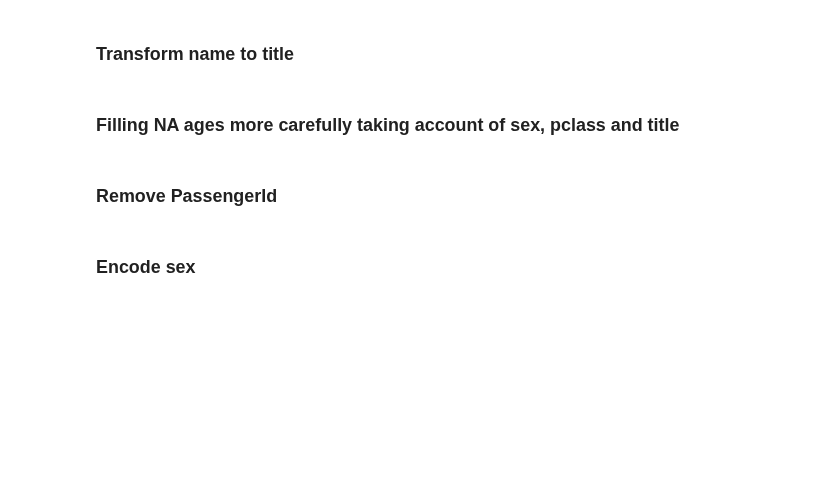
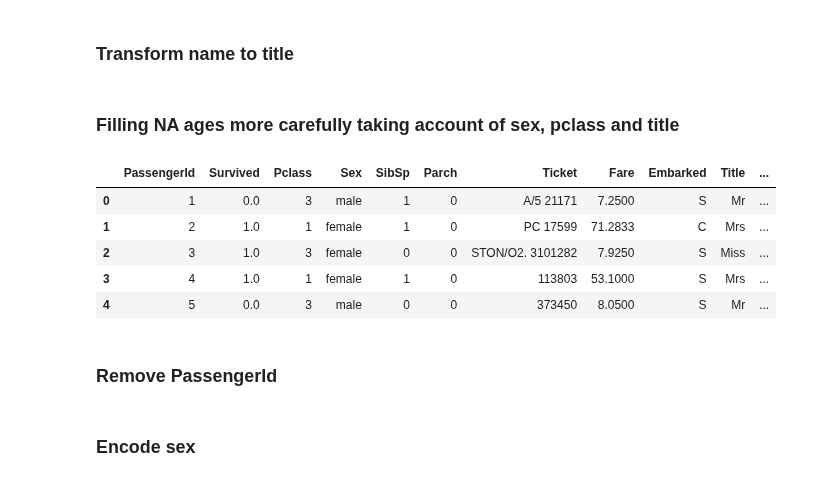
Before and after one commit to GlaIZier/titanic-prediction, a Jupyter notebook: notebooks/titanic-experiments.ipynb, the cells around one changed output. Cells and saved outputs as stored; diff of their text form; code cells hidden in the pictures; blank space fills up the shorter version.

Commit message:
Age info leak has been fixed

```diff
--- a/notebooks/titanic-experiments.ipynb
+++ b/notebooks/titanic-experiments.ipynb
@@ -271,25 +271,40 @@ comb.drop('Name', axis=1, inplace=True)
 # %%
 import numpy as np
 
 # get back the initial values for Age with nans
 train_raw_ages = args.raw_train['Age']
 test_raw_ages = args.raw_test['Age']
-comb_raw_ages = train_raw_ages.append(test_raw_ages, ignore_index=True)
-comb.drop('Age', axis=1, inplace=True, errors='ignore')
-comb = pd.concat([comb, comb_raw_ages], axis=1)
 
+# fill this datasets separately to avoid info leak from the train set
+train = comb[:args.train_border_index].copy()
+test = comb[args.train_border_index:].reset_index(drop=True).copy()
 
-def fill_age_median(comb):
-    median_ages = comb.groupby(['Sex', 'Pclass', 'Title']).median().reset_index()[['Sex', 'Pclass', 'Title', 'Age']]
+train.drop('Age', axis=1, inplace=True, errors='ignore')
+train = pd.concat([train, train_raw_ages], axis=1)
+test.drop('Age', axis=1, inplace=True, errors='ignore')
+test = pd.concat([test, test_raw_ages], axis=1)
+
+def fill_age_median(dataset):
+    median_ages = dataset.groupby(['Sex', 'Pclass', 'Title']).median().reset_index()[['Sex', 'Pclass', 'Title', 'Age']]
     def fill_age_median_row(row):
         if np.isnan(row['Age']):
             return median_ages[(median_ages['Sex'] == row['Sex'])
                               & (median_ages['Pclass'] == row['Pclass'])
                               & (median_ages['Title'] == row['Title'])]['Age'].values[0]
         return row['Age']
-    comb['Age'] = comb.apply(lambda row: fill_age_median_row(row), axis=1)
+    dataset['Age'] = dataset.apply(lambda row: fill_age_median_row(row), axis=1)
 
-fill_age_median(comb)
+fill_age_median(train)
+fill_age_median(test)
+comb = train.append(test, ignore_index=True, sort=False)
+comb.head()
+# %% [output]
+|  | PassengerId | Survived | Pclass | Sex | SibSp | Parch | Ticket | Fare | Embarked | Title | ... |
+| 0 | 1 | 0.0 | 3 | male | 1 | 0 | A/5 21171 | 7.2500 | S | Mr | ... |
+| 1 | 2 | 1.0 | 1 | female | 1 | 0 | PC 17599 | 71.2833 | C | Mrs | ... |
+| 2 | 3 | 1.0 | 3 | female | 0 | 0 | STON/O2. 3101282 | 7.9250 | S | Miss | ... |
+| 3 | 4 | 1.0 | 1 | female | 1 | 0 | 113803 | 53.1000 | S | Mrs | ... |
+| 4 | 5 | 0.0 | 3 | male | 0 | 0 | 373450 | 8.0500 | S | Mr | ... |
 # %% [markdown]
 ### Remove PassengerId
 # %%
```
